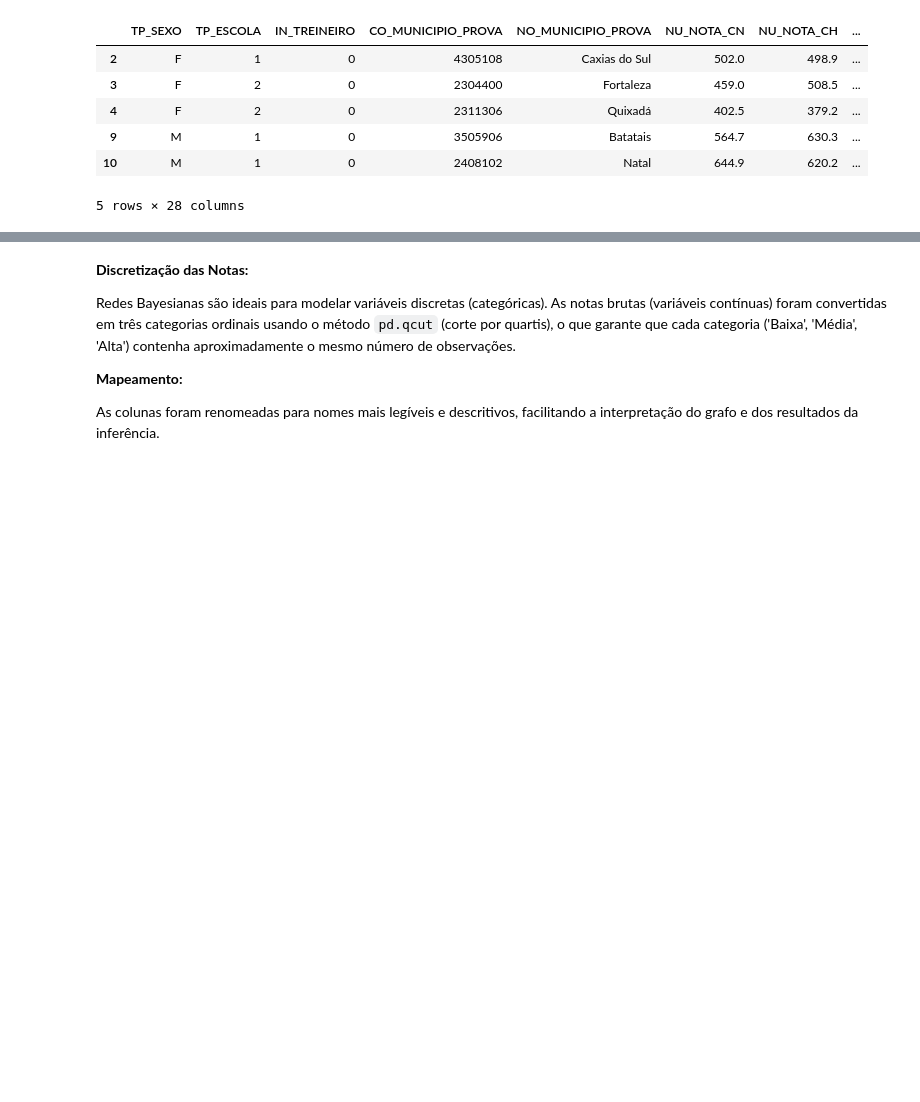
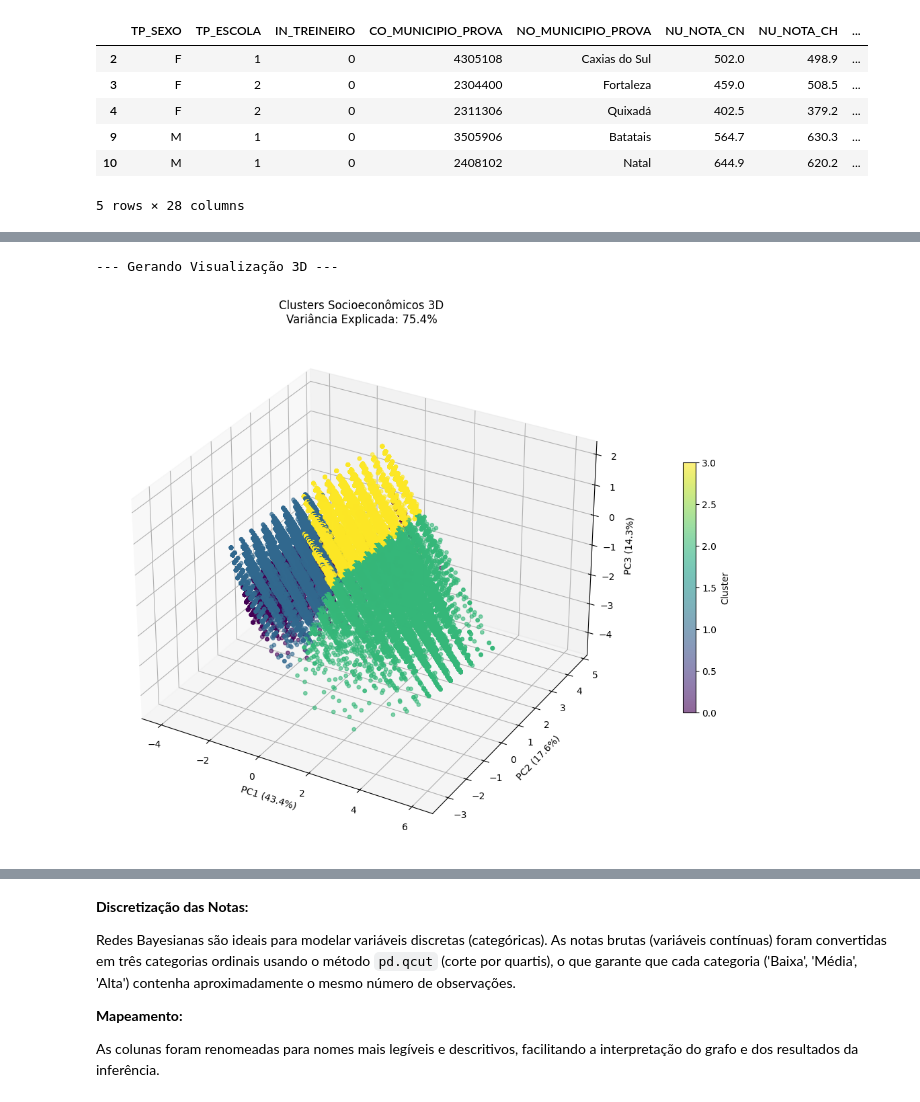
Before and after one commit to loudnts09/redes_bayesianas_enem2023, a Jupyter notebook: RedesBayesianas_Dados_ENEM_2023.ipynb, the cells around one changed output, grey strips where cells are left out. Saved outputs shown, nothing was run; the diff lists cells and outputs as text; code cells hidden in the pictures; blank space fills up the shorter version.

```diff
--- a/RedesBayesianas_Dados_ENEM_2023.ipynb
+++ b/RedesBayesianas_Dados_ENEM_2023.ipynb
@@ -219,0 +315,37 @@ Linhas: 944386
+# %%
+print("--- Gerando Visualização 3D ---")
+
+# aplicar PCA com 3 componentes na mesma amostra usada anteriormente
+pca_3d = PCA(n_components=3, random_state=42)
+X_pca_3d = pca_3d.fit_transform(X_vis_scaled)
+
+# configurar o gráfico
+fig = plt.figure(figsize=(12, 10))
+ax = fig.add_subplot(111, projection='3d')
+
+# plotar
+scatter = ax.scatter(
+    X_pca_3d[:, 0],
+    X_pca_3d[:, 1],
+    X_pca_3d[:, 2],
+    c=amostra_vis['cluster'],
+    cmap='viridis',
+    s=15,
+    alpha=0.6
+)
+
+# legendas e títulos
+var_total = pca_3d.explained_variance_ratio_.sum()
+ax.set_title(f'Clusters Socioeconômicos 3D\nVariância Explicada: {var_total:.1%}')
+ax.set_xlabel(f'PC1 ({pca_3d.explained_variance_ratio_[0]:.1%})')
+ax.set_ylabel(f'PC2 ({pca_3d.explained_variance_ratio_[1]:.1%})')
+ax.set_zlabel(f'PC3 ({pca_3d.explained_variance_ratio_[2]:.1%})')
+
+#barra de cores lateral
+cbar = plt.colorbar(scatter, ax=ax, fraction=0.02, pad=0.1)
+cbar.set_label('Cluster')
+
+plt.show()
+# %% [output]
+--- Gerando Visualização 3D ---
+[figure, added]
```
Also changed, not shown: parts of 24 cells of this notebook.
